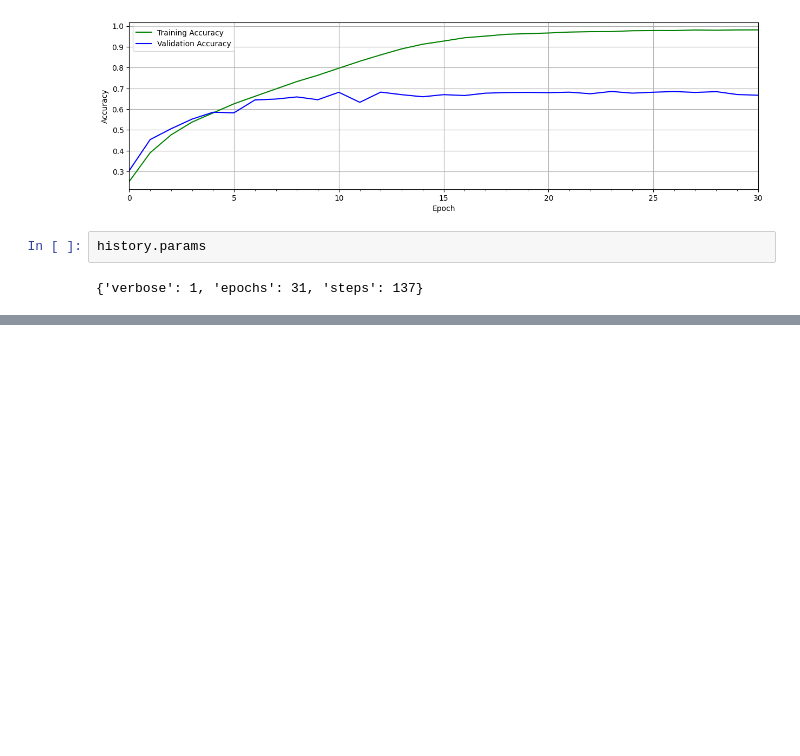
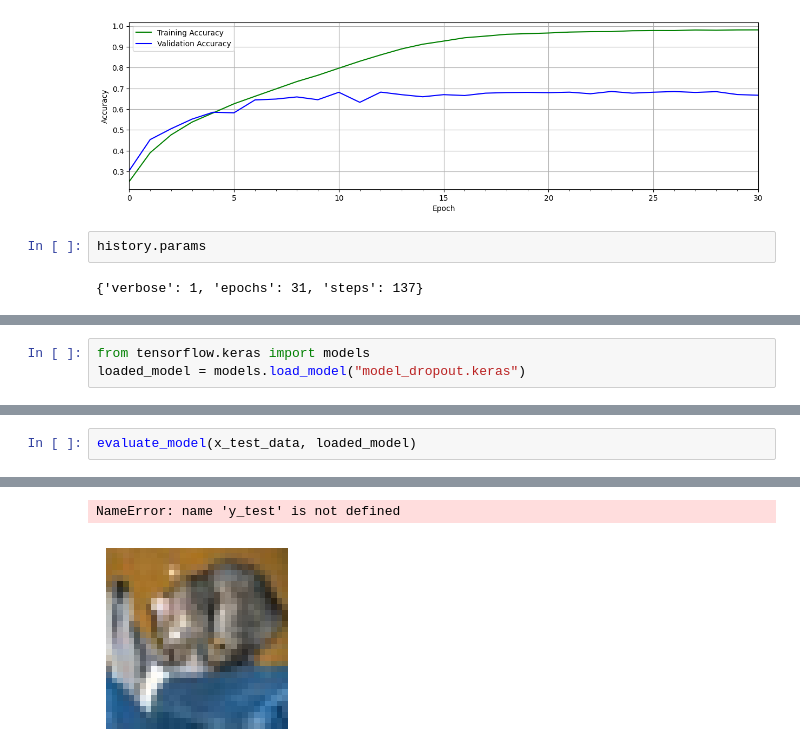
Before and after one commit to Spidey03/image_classification, a Jupyter notebook: image_classification.ipynb, the cells around one changed output, grey strips where cells are left out. Cells and saved outputs as stored; diff of their text form; blank space fills up the shorter version.

```diff
--- a/image_classification.ipynb
+++ b/image_classification.ipynb
@@ -254,0 +415,3 @@ history.params
+# %%
+from tensorflow.keras import models
+loaded_model = models.load_model("model_dropout.keras")
@@ -254,0 +462,3 @@ history.params
+# %%
+evaluate_model(x_test_data, loaded_model)
+# %% [output]
@@ -254,0 +466,2 @@ history.params
+NameError: name 'y_test' is not defined
+[figure, added]
```
Also changed, not shown: parts of 18 cells of this notebook.
